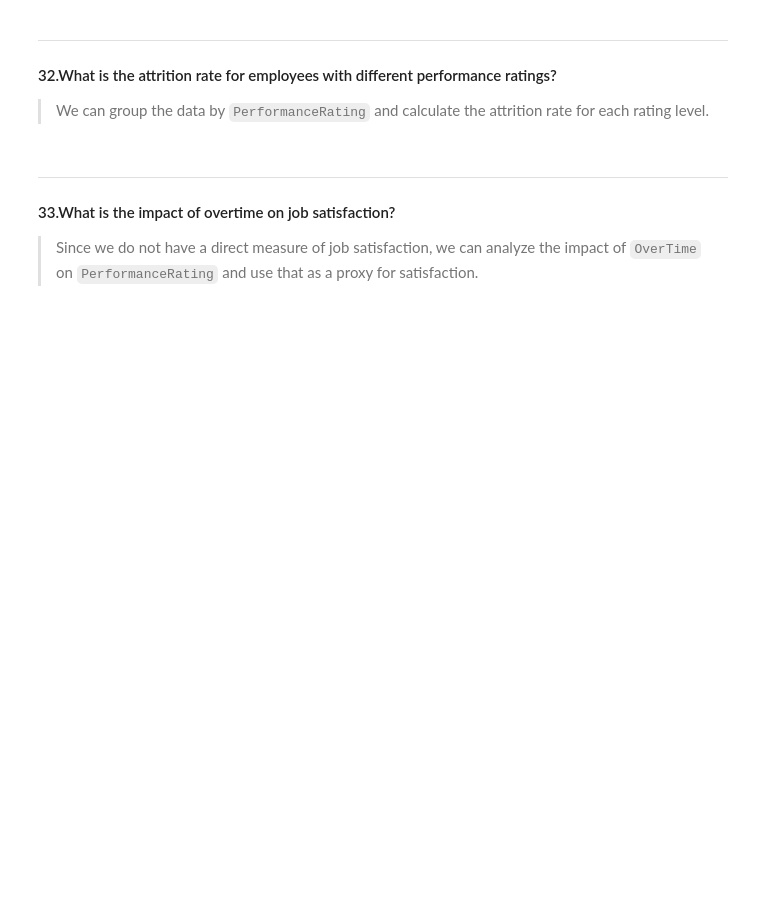
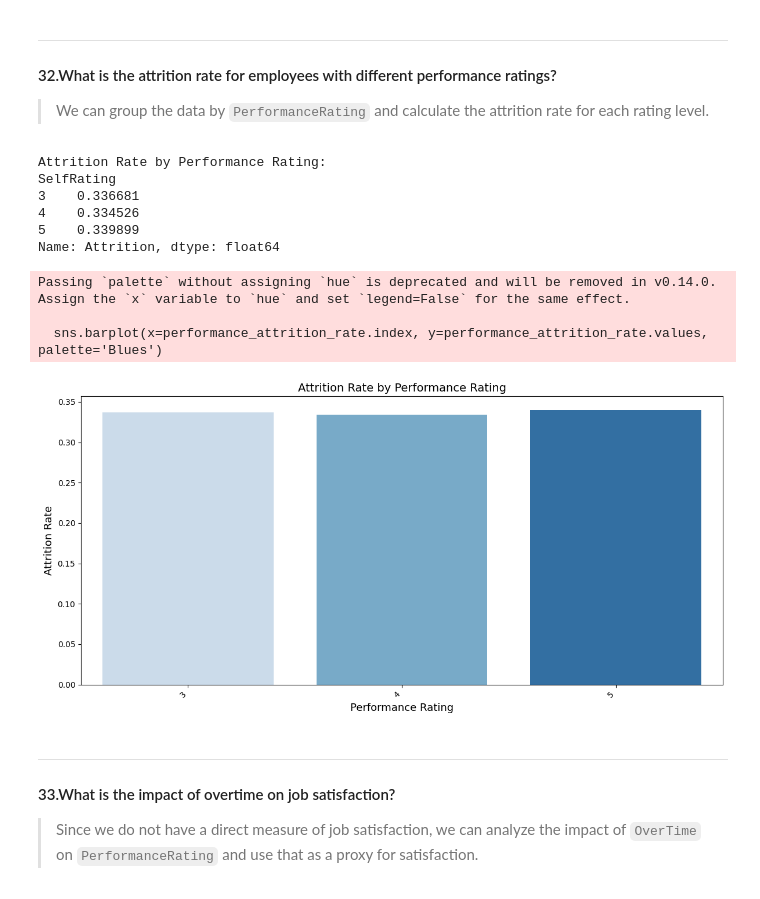
Before and after one commit to 0PeterAdel/Data-Dyanamos, a Jupyter notebook: Project-Operations/06.Data-Analysis/analysis.ipynb, the cells around one changed output. Cells and saved outputs as stored; diff of their text form; code cells hidden in the pictures; blank space fills up the shorter version.

```diff
--- a/Project-Operations/06.Data-Analysis/analysis.ipynb
+++ b/Project-Operations/06.Data-Analysis/analysis.ipynb
@@ -513,18 +534,37 @@ plt.show()
 #### 32.What is the attrition rate for employees with different performance ratings?
 >We can group the data by `PerformanceRating` and calculate the attrition rate for each rating level.
 # %%
+# Convert Attrition to numeric (if needed)
+df['Attrition'] = df['Attrition'].map({'Yes': 1, 'No': 0})
+
 # Group by performance rating and calculate attrition rate
-performance_attrition_rate = df.groupby('PerformanceRating')['Attrition'].mean()
+performance_attrition_rate = df.groupby('SelfRating')['Attrition'].mean()
 
 print(f"Attrition Rate by Performance Rating:\n{performance_attrition_rate}")
 
 # Visualization for attrition rate by performance rating
-plt.figure(figsize=(10, 6))
+plt.figure(figsize=(12, 6))
 sns.barplot(x=performance_attrition_rate.index, y=performance_attrition_rate.values, palette='Blues')
 plt.title('Attrition Rate by Performance Rating', fontsize=14)
 plt.xlabel('Performance Rating', fontsize=13)
 plt.ylabel('Attrition Rate', fontsize=13)
+
+# Fix x-axis label overflow
+plt.xticks(rotation=45, ha='right')
+plt.tight_layout()
+
 plt.show()
+# %% [output]
+Attrition Rate by Performance Rating:
+SelfRating
+3    0.336681
+4    0.334526
+5    0.339899
+Name: Attrition, dtype: float64
+Passing `palette` without assigning `hue` is deprecated and will be removed in v0.14.0. Assign the `x` variable to `hue` and set `legend=False` for the same effect.
+
+  sns.barplot(x=performance_attrition_rate.index, y=performance_attrition_rate.values, palette='Blues')
+[figure, added]
 # %% [markdown]
 ---
 #### 33.What is the impact of overtime on job satisfaction?
```
Also changed, not shown: parts of 9 cells of this notebook.
